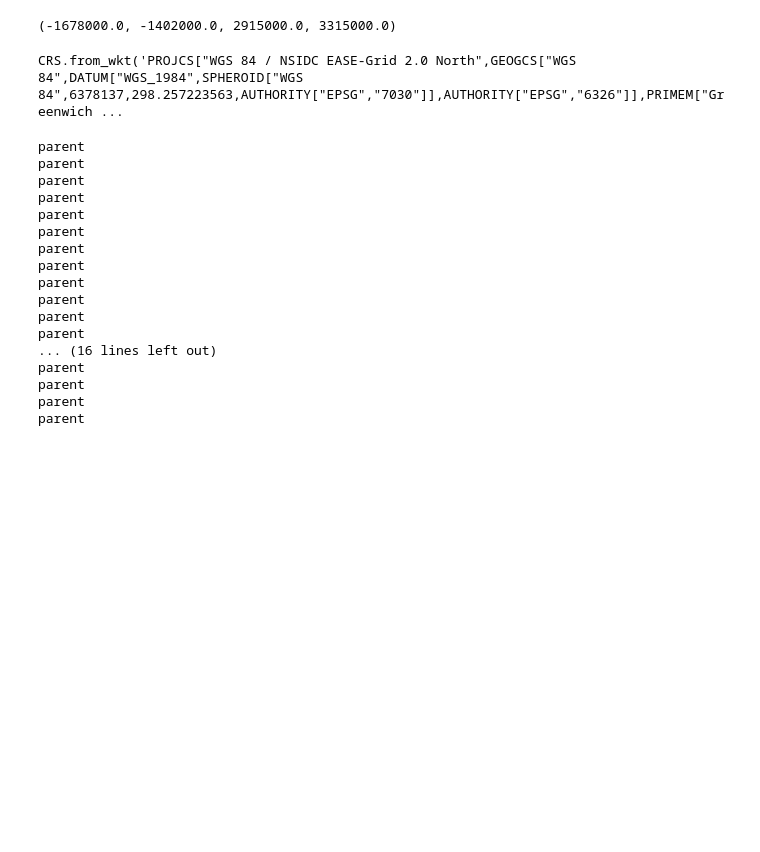
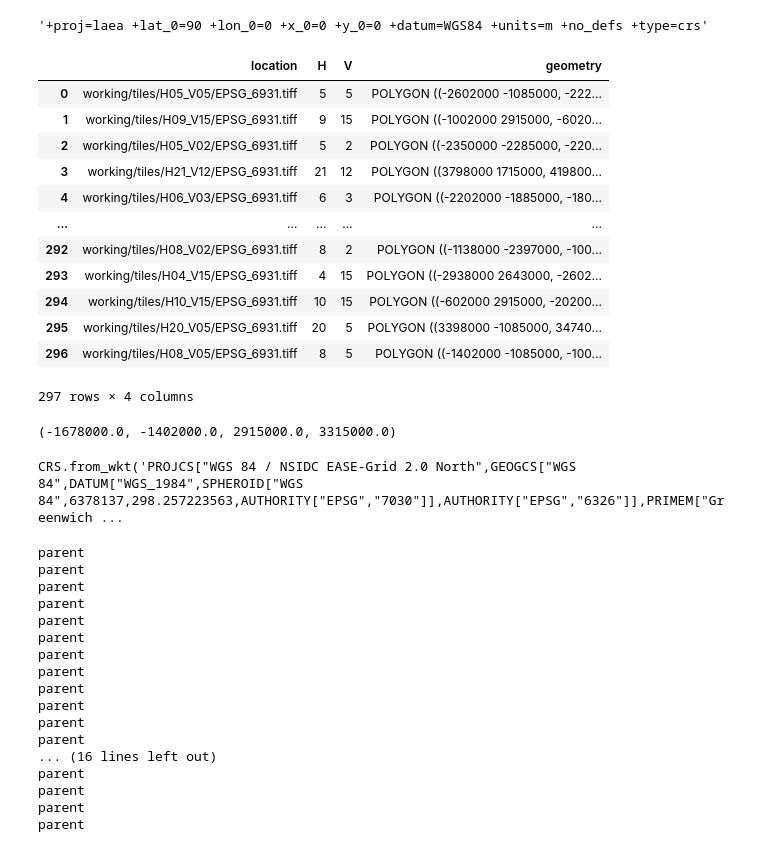
Before and after one commit to uaf-arctic-eco-modeling/Input_production, a Jupyter notebook: tiles-downscale-scratch.ipynb, the cells around one changed output. Cells and saved outputs as stored; diff of their text form; code cells hidden in the pictures; blank space fills up the shorter version.

Commit message:
added featrues for loading tile

```diff
--- a/tiles-downscale-scratch.ipynb
+++ b/tiles-downscale-scratch.ipynb
@@ -16,6 +16,26 @@ from temds import downscalers
 from temds import corrections
 
 import matplotlib.pyplot as plt
+# %%
+tile_index.crs.to_proj4()
+# %% [output]
+'+proj=laea +lat_0=90 +lon_0=0 +x_0=0 +y_0=0 +datum=WGS84 +units=m +no_defs +type=crs'
+# %%
+tile_index.set_crs(tile_index.crs.to_proj4())
+# %% [output]
+|  | location | H | V | geometry |
+| 0 | working/tiles/H05_V05/EPSG_6931.tiff | 5 | 5 | POLYGON ((-2602000 -1085000, -222... |
+| 1 | working/tiles/H09_V15/EPSG_6931.tiff | 9 | 15 | POLYGON ((-1002000 2915000, -6020... |
+| 2 | working/tiles/H05_V02/EPSG_6931.tiff | 5 | 2 | POLYGON ((-2350000 -2285000, -220... |
+| 3 | working/tiles/H21_V12/EPSG_6931.tiff | 21 | 12 | POLYGON ((3798000 1715000, 419800... |
+| 4 | working/tiles/H06_V03/EPSG_6931.tiff | 6 | 3 | POLYGON ((-2202000 -1885000, -180... |
+| ... | ... | ... | ... | ... |
+| 292 | working/tiles/H08_V02/EPSG_6931.tiff | 8 | 2 | POLYGON ((-1138000 -2397000, -100... |
+| 293 | working/tiles/H04_V15/EPSG_6931.tiff | 4 | 15 | POLYGON ((-2938000 2643000, -2602... |
+| 294 | working/tiles/H10_V15/EPSG_6931.tiff | 10 | 15 | POLYGON ((-602000 2915000, -20200... |
+| 295 | working/tiles/H20_V05/EPSG_6931.tiff | 20 | 5 | POLYGON ((3398000 -1085000, 34740... |
+| 296 | working/tiles/H08_V05/EPSG_6931.tiff | 8 | 5 | POLYGON ((-1402000 -1085000, -100... |
+297 rows × 4 columns
 # %%
 start_year = 1970
 end_year = 2001
```
Also changed, not shown: parts of 2 cells of this notebook, 3 other files.
